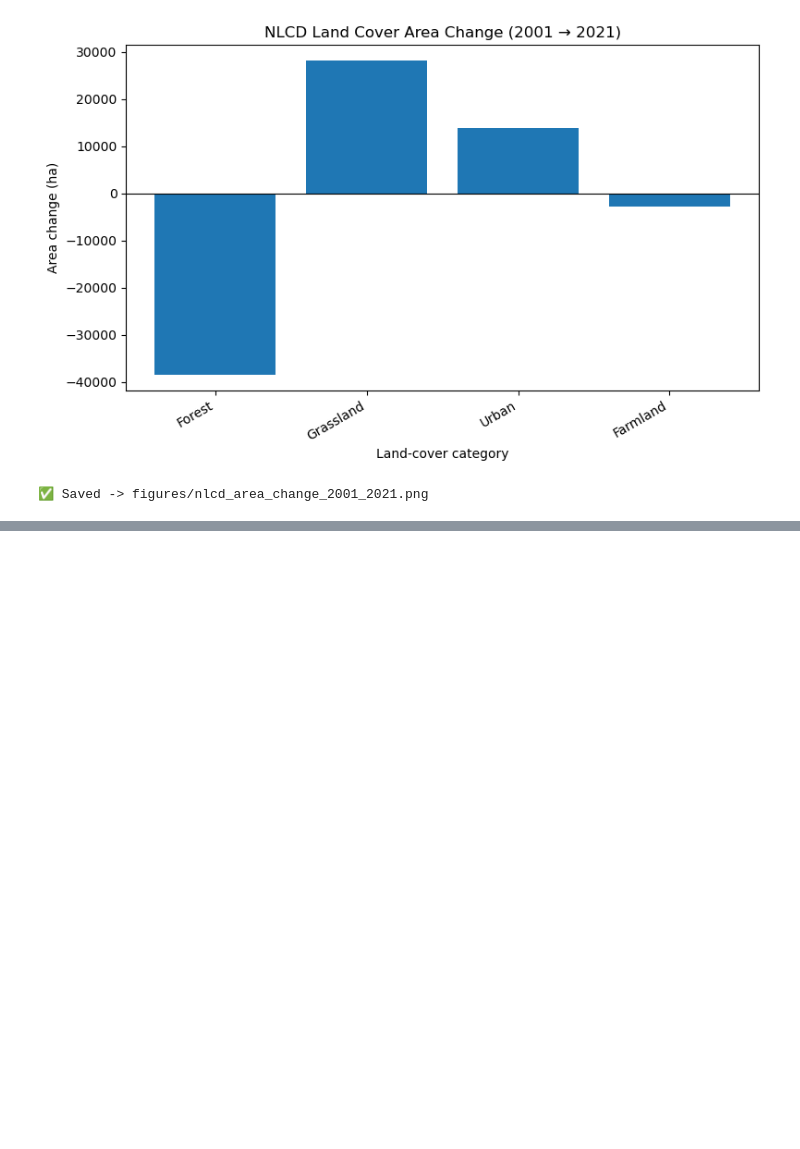
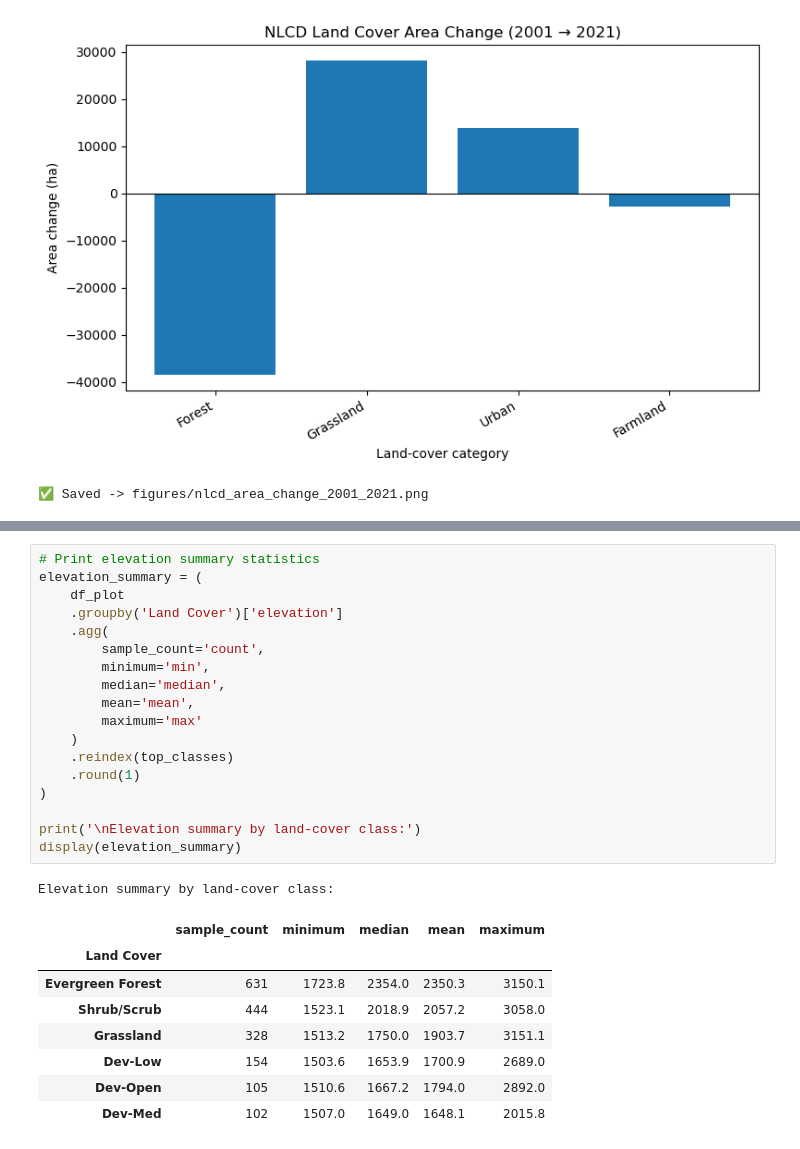
Before and after one commit to xinranzhou2059/front-range-forest-change, a Jupyter notebook: tutorials/Sick_project_0627.ipynb, the cells around one changed output, grey strips where cells are left out. Saved outputs shown, nothing was run; the diff lists cells and outputs as text; blank space fills up the shorter version.

```diff
--- a/tutorials/Sick_project_0627.ipynb
+++ b/tutorials/Sick_project_0627.ipynb
@@ -626,0 +690,28 @@ Map(center=[40.125, -105.25833335], controls=(WidgetControl(options=['position',
+# %%
+# Print elevation summary statistics
+elevation_summary = (
+    df_plot
+    .groupby('Land Cover')['elevation']
+    .agg(
+        sample_count='count',
+        minimum='min',
+        median='median',
+        mean='mean',
+        maximum='max'
+    )
+    .reindex(top_classes)
+    .round(1)
+)
+
+print('\nElevation summary by land-cover class:')
+display(elevation_summary)
+# %% [output]
+Elevation summary by land-cover class:
+|  | sample_count | minimum | median | mean | maximum |
+| Land Cover |  |  |  |  |  |
+| Evergreen Forest | 631 | 1723.8 | 2354.0 | 2350.3 | 3150.1 |
+| Shrub/Scrub | 444 | 1523.1 | 2018.9 | 2057.2 | 3058.0 |
+| Grassland | 328 | 1513.2 | 1750.0 | 1903.7 | 3151.1 |
+| Dev-Low | 154 | 1503.6 | 1653.9 | 1700.9 | 2689.0 |
+| Dev-Open | 105 | 1510.6 | 1667.2 | 1794.0 | 2892.0 |
+| Dev-Med | 102 | 1507.0 | 1649.0 | 1648.1 | 2015.8 |
```
Also changed, not shown: parts of 43 cells of this notebook, 3 other files.
